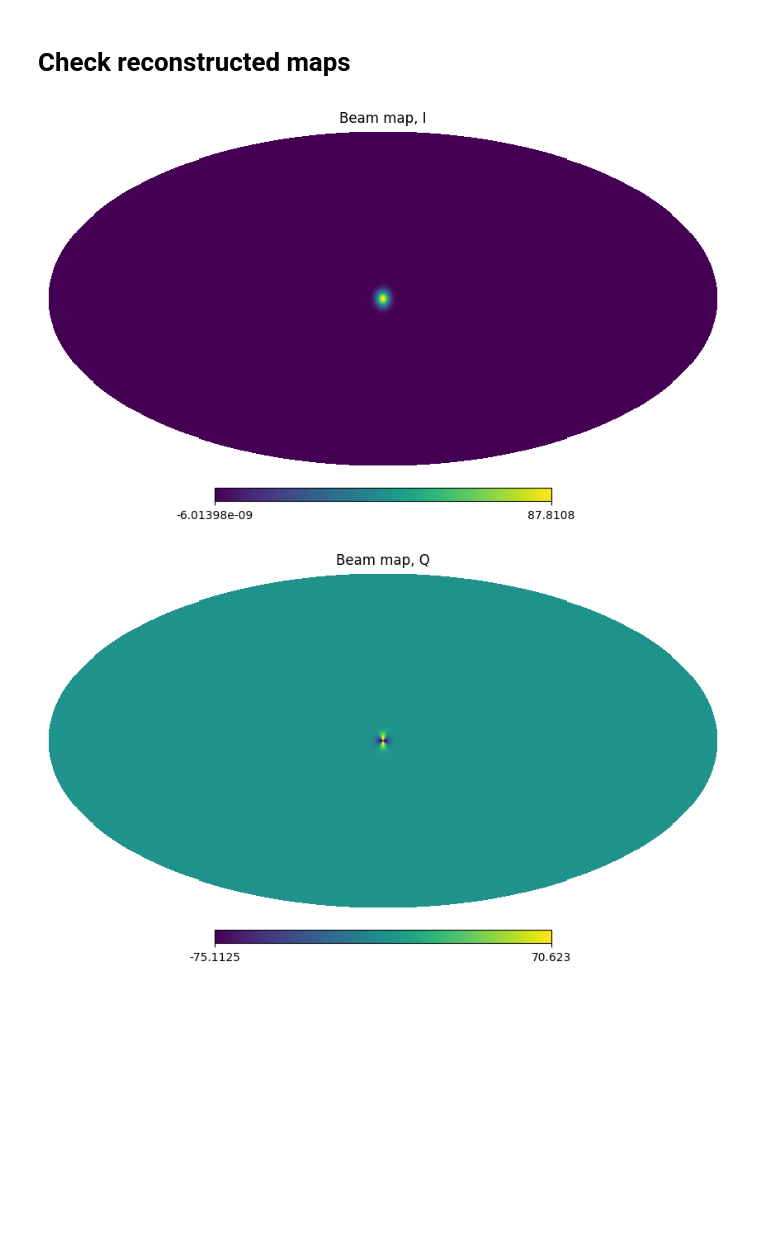
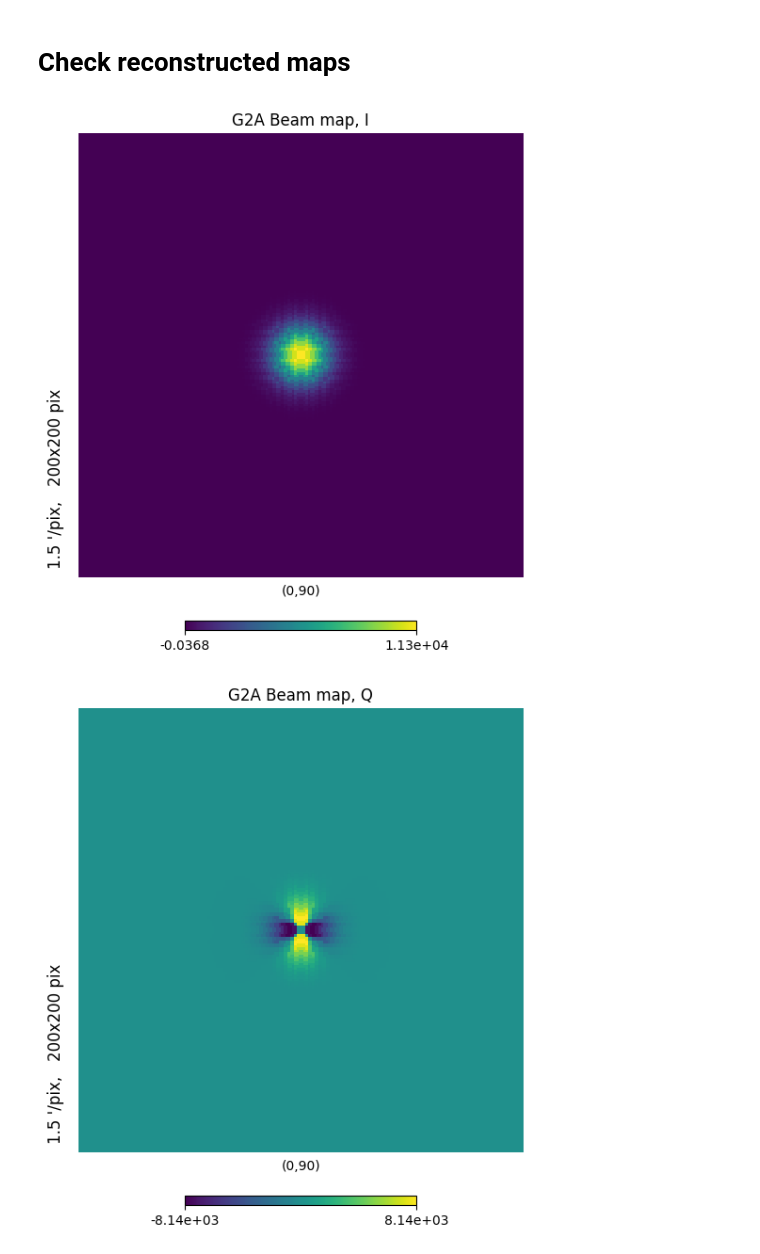
Before and after one commit to teob97/grasp2alm, a Jupyter notebook: notebooks/test.ipynb, the cells around one changed output. Drawn from its saved outputs; the diff is of its cells as text; code cells hidden in the pictures; blank space fills up the shorter version.

Commit message:
Added beam rotation into x-axis before alm conversion

```diff
--- a/notebooks/test.ipynb
+++ b/notebooks/test.ipynb
@@ -104,0 +73,6 @@ def ideal_baeam_window_2(amplitude, sigma, l):
+# %%
+# Rotate the beam into x-direction
+rot_matrix = (0,-90,0)
+r = hp.Rotator(rot=rot_matrix, inv=True, deg=True)
+cmap.map = np.array(r.rotate_map_alms(cmap.map))
+hp.gnomview(cmap.map[0])
@@ -105,3 +81,8 @@ def ideal_baeam_window_2(amplitude, sigma, l):
+# %%
+calm = cmap.to_alm(lmax=lmax, use_pixel_weights=True)
+# %%
+r_alm = r.get_inverse()
+calm = r_alm.rotate_alm(calm, lmax=lmax)
 # %% [markdown]
 # Compare against theoric
 
@@ -196,11 +177,11 @@ False
 # %% [markdown]
 # Check reconstructed maps
 # %%
-m_g2a = hp.alm2map(calm, lmax=lmax, mmax=2 if pol else 0, nside=nside, pol=pol)
-m_hp = hp.alm2map(blm, lmax=lmax, mmax=2 if pol else 0, nside=nside, pol=pol)
+m_g2a = hp.alm2map(calm, lmax=lmax, nside=nside, pol=pol)
+m_hp = hp.alm2map(blm, lmax=lmax, mmax=2, nside=nside, pol=pol)
 # %%
 for each_m, label in zip(m_g2a, "IQU"):
-    hp.mollview(each_m, rot=[0, 90], title=f"Beam map, {label}")
+    hp.gnomview(each_m, rot=[0, 90], title=f"G2A Beam map, {label}")
 # %% [output]
-[figure, old version]
+[figure, new version]
-[figure, old version]
+[figure, new version]
```
Also changed, not shown: parts of 16 cells of this notebook.
